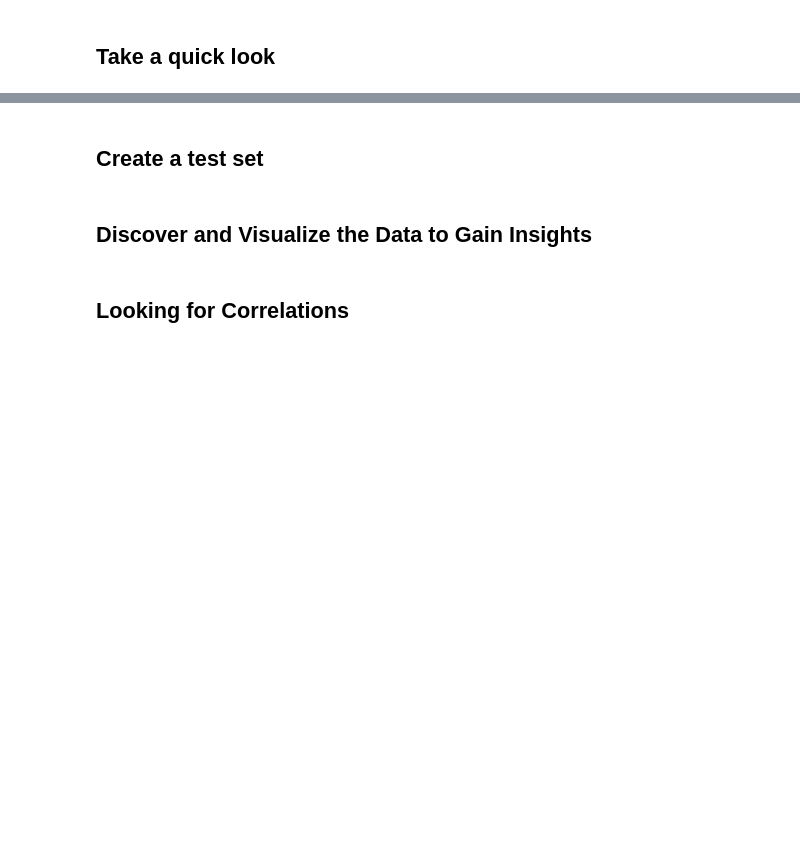
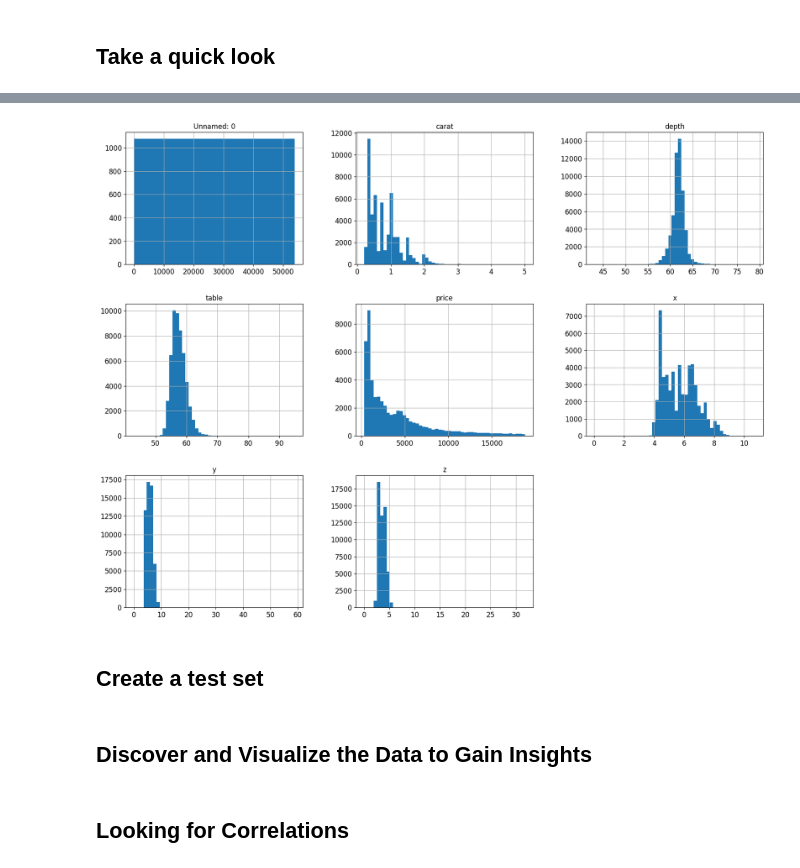
Before and after one commit to andreaperlini04/ML_project, a Jupyter notebook: project_diamond.ipynb, the cells around one changed output, grey strips where cells are left out. Drawn from its saved outputs; the diff is of its cells as text; code cells hidden in the pictures; blank space fills up the shorter version.

```diff
--- a/project_diamond.ipynb
+++ b/project_diamond.ipynb
@@ -62,0 +26,2 @@ def load_housing_data(housing_path=HOUSING_PATH):
+# %%
+diamonds = pd.read_csv("diamonds.csv")
@@ -74,9 +92,11 @@ housing.describe()
 # %%
 %matplotlib inline
 import matplotlib.pyplot as plt
-housing.hist(bins=50, figsize=(20,15))
-save_fig("attribute_histogram_plots")
+diamonds.hist(bins=50, figsize=(20,15))
+
 plt.show()
+# %% [output]
+[figure, added]
 # %% [markdown]
 ## Create a test set
 # %%
```
Also changed, not shown: parts of 11 cells of this notebook.
